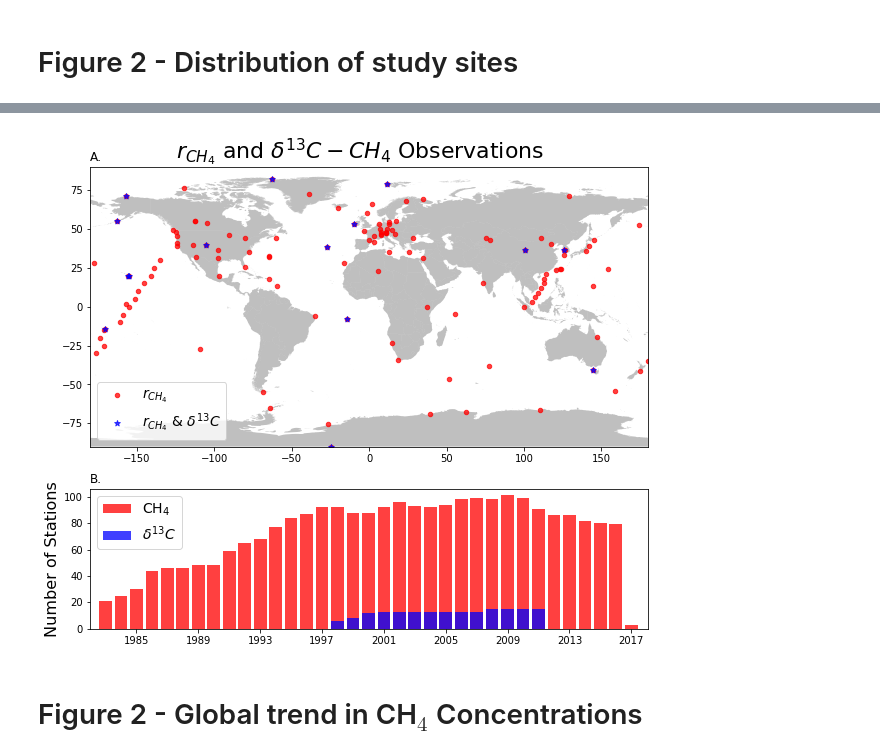
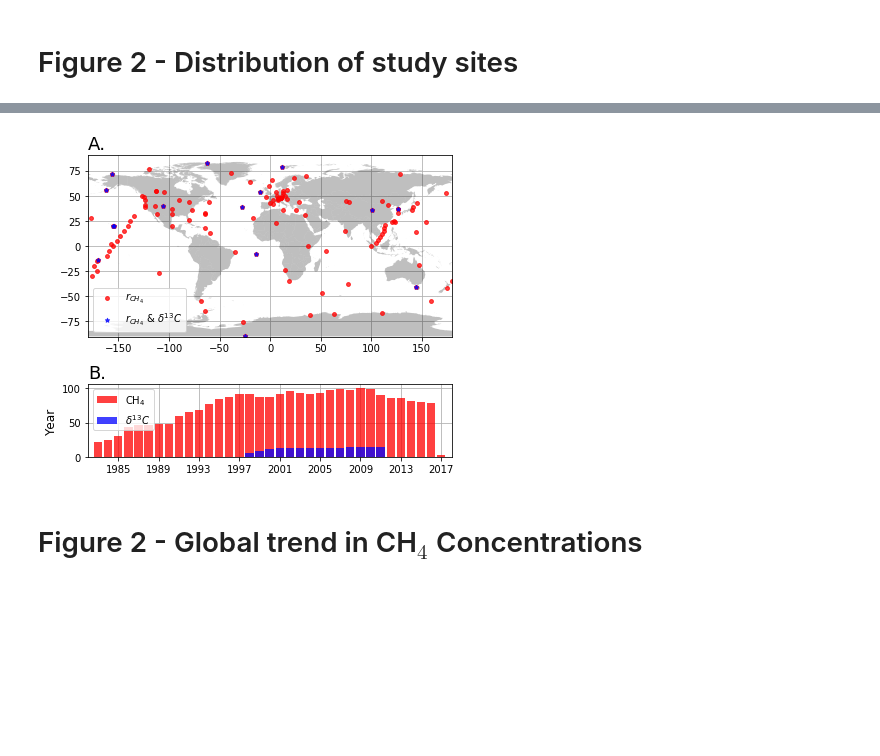
Before and after one commit to June-Skeeter/GlobalCH4Analysis, a Jupyter notebook: GlobalCH4.ipynb, the cells around one changed output, grey strips where cells are left out. Cells and saved outputs as stored; diff of their text form; code cells hidden in the pictures; blank space fills up the shorter version.

```diff
--- a/GlobalCH4.ipynb
+++ b/GlobalCH4.ipynb
@@ -296,42 +410,47 @@ geometry = [Point(xy) for xy in zip(CH4_13.Meta.Long, CH4_13.Meta.Lat)]
 df = CH4_13.Meta.drop(['Long', 'Lat'], axis=1)
 crs = {'init': 'epsg:4326'}
 CH4_13_gpd = gpd.GeoDataFrame(df, crs=crs, geometry=geometry)
 
 
 # fig, ((ax1, ax2)) = plt.subplots(nrows=2, ncols=1, figsize=(12, 16))
 
-fig = plt.figure(figsize=(10, 8.5))
-gs = gridspec.GridSpec(2, 1, height_ratios=[3, 1.5])
+fig = plt.figure(figsize=(6, 5))
+gs = gridspec.GridSpec(2, 1, height_ratios=[3, 1.2])
 
 ax1 = plt.subplot(gs[0])
 ax2 = plt.subplot(gs[1])
 ax3 = plt.subplot(gs[1])
 
 World.plot(ax=ax1,color=LightGrey)
-CH4_gpd.plot(ax=ax1,color = Red,markersize=20,label='$r_{CH_4}$')
-CH4_13_gpd.plot(ax=ax1,color = Blue,marker = '*',label='$r_{CH_4}$ & ${\delta^{13} C}$')
+CH4_gpd.plot(ax=ax1,color = Red,markersize=15,label='$r_{CH_4}$')
+CH4_13_gpd.plot(ax=ax1,color = Blue,marker = '*',markersize = 20,label='$r_{CH_4}$ & ${\delta^{13} C}$')
 
 handles, labels = ax1.get_legend_handles_labels()
 ax1.legend(handles, labels,loc=3,fontsize = LegendFont)
 ax1.set_ylim(-90.1,90.1)
 ax1.set_xlim(-180.1,180.1)
-ax1.set_title('A.',loc='left')
+ax1.set_title('A.',loc='left',fontsize=TitleFont)
 
 ax2.bar(CH4.Yearly.count(axis=1).index-1,CH4.Yearly.count(axis=1),width=300,color=Red,label='CH$_4$')
 ax2.bar(CH4_13.Yearly.count(axis=1).index-1,CH4_13.Yearly.count(axis=1)
         ,width=300,color=Blue,label='${\delta^{13} C}$')
 ax2.set_xlim('1982-01-01','2018-1-31')
-ax2.set_title('B.',loc='left')
-ax2.set_ylabel('Number of Stations',fontsize = AxisLabelFont)
+ax2.set_title('B.',loc='left',fontsize=TitleFont)
+ax2.set_ylabel('Number of\nStations',fontsize = AxisLabelFont)
+ax2.set_ylabel('Year',fontsize = AxisLabelFont)
 ax2.xaxis_date()
+ax1.grid()
+ax2.grid()
 
 # print(CH4_13.Meta.sort_values('Lat'))
 
 plt.legend(fontsize = LegendFont)
-plt.suptitle('$r_{CH_4}$ and ${\delta^{13} C-CH_4}$ Observations',y=.93,fontsize=22)
+# plt.suptitle('$r_{CH_4}$ and ${\delta^{13} C-CH_4}$ Observations',y=.93,fontsize=22)
+plt.tight_layout()
+plt.savefig('C:\\Users\\wesle\\CompsProj\\Figures/fig2.png',dpi=500)
 plt.show()
 # %% [output]
-[figure, old version]
+[figure, new version]
 # %% [markdown]
 # Figure 2 - Global trend in CH$_4$ Concentrations
 # %%
```
Also changed, not shown: parts of 7 cells of this notebook.
